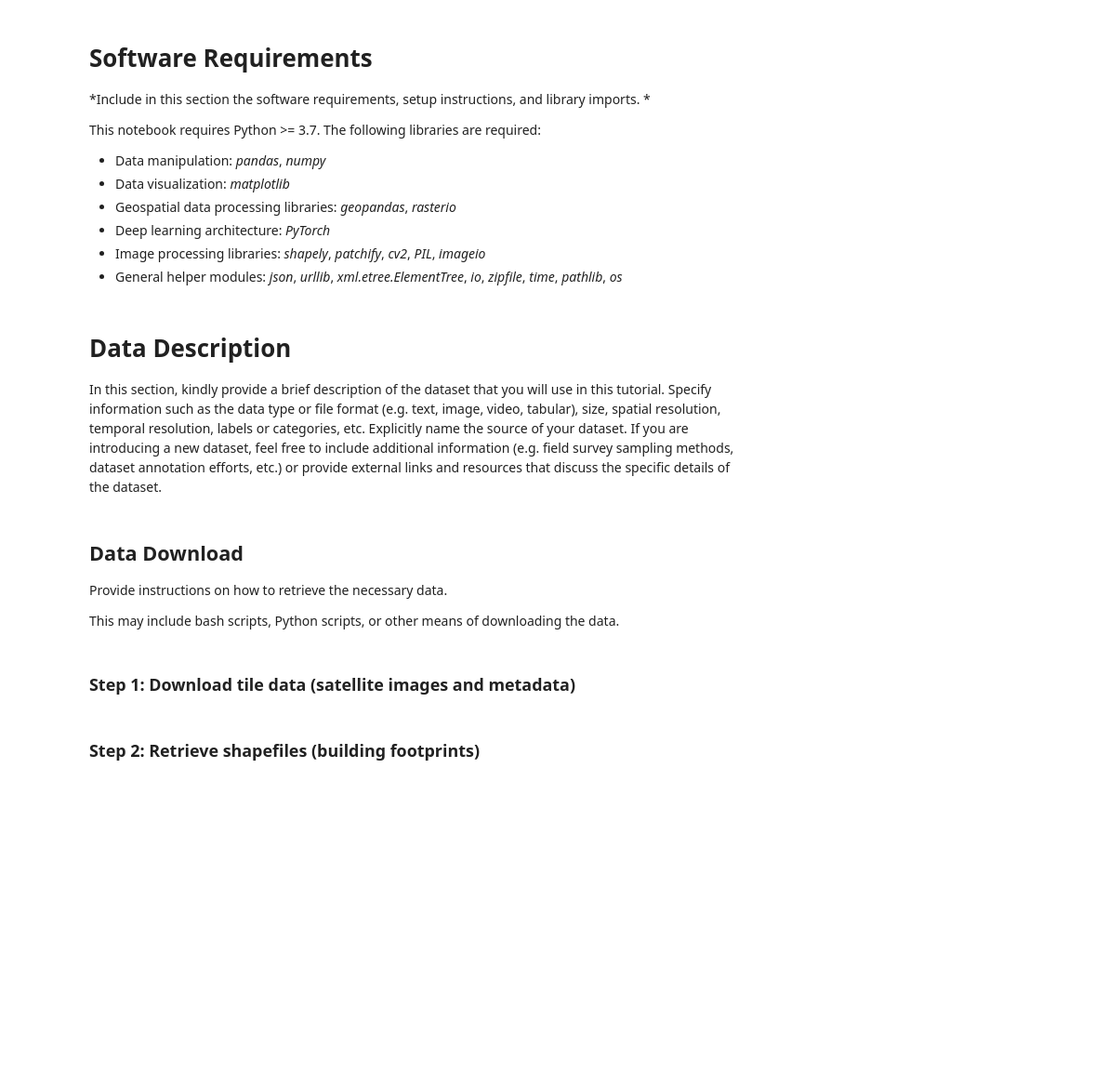
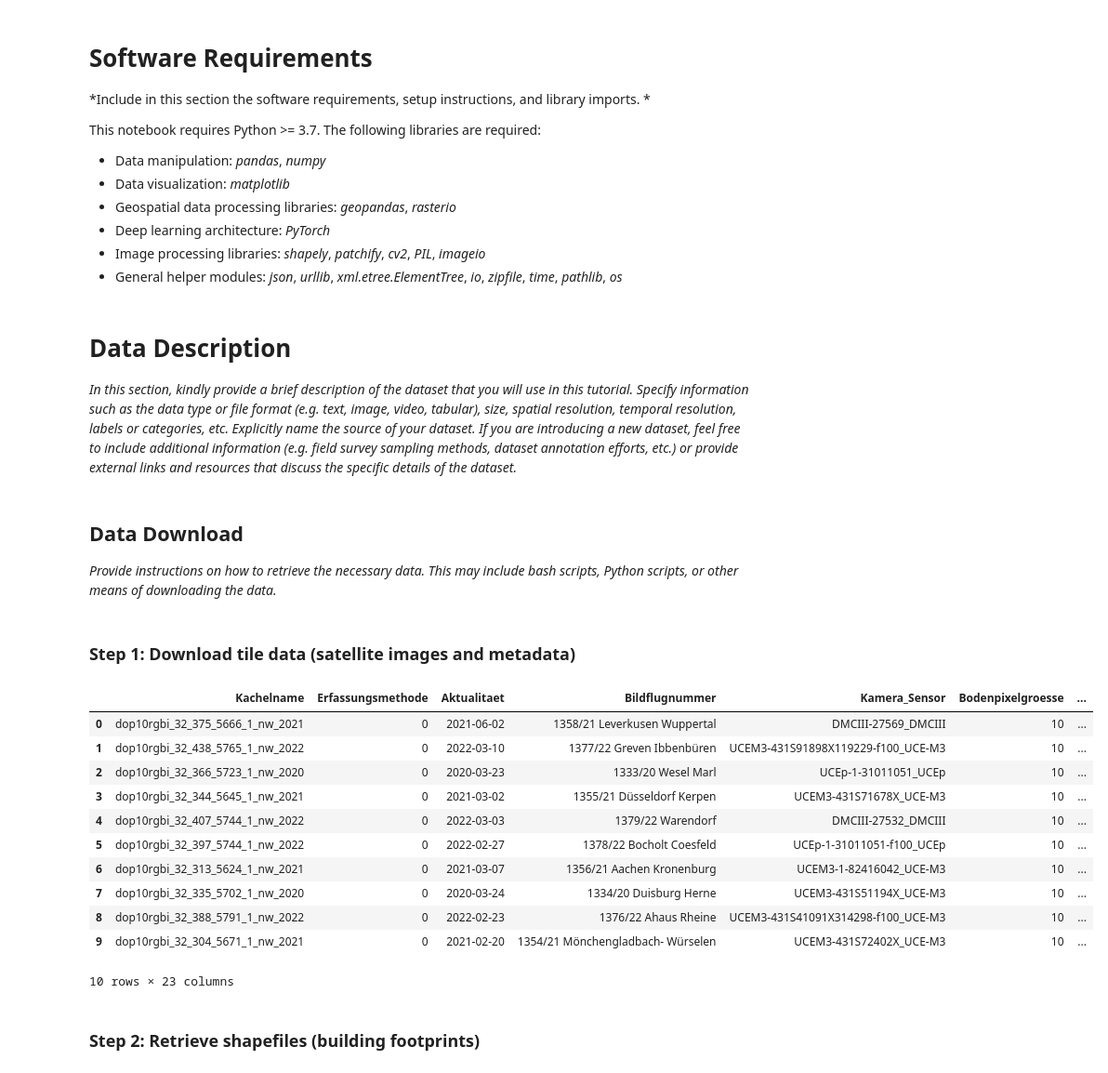
Before and after one commit to GabZech/building-segmentation-tutorial, a Jupyter notebook: DL_tutorial_memo_and_overview.ipynb, the cells around one changed output. Shown at 93% size. Saved outputs shown, nothing was run; the diff lists cells and outputs as text; code cells hidden in the pictures; blank space fills up the shorter version.

Commit message:
Merged code from src / online pipeline script

```diff
--- a/DL_tutorial_memo_and_overview.ipynb
+++ b/DL_tutorial_memo_and_overview.ipynb
@@ -251,9 +251,7 @@ rs = 42
 <a name="data-description"></a>
 # Data Description
 
-In this section, kindly provide a brief description of the dataset that you will use in this tutorial. Specify information such as the data type or file format (e.g. text, image, video, tabular), size, spatial resolution, temporal resolution, labels or categories, etc. Explicitly name the source of your dataset. If you are introducing a new dataset, feel free to include additional information (e.g. field survey sampling methods, dataset annotation efforts, etc.) or provide external links and resources that discuss the specific details of the dataset.
+*In this section, kindly provide a brief description of the dataset that you will use in this tutorial. Specify information such as the data type or file format (e.g. text, image, video, tabular), size, spatial resolution, temporal resolution, labels or categories, etc. Explicitly name the source of your dataset. If you are introducing a new dataset, feel free to include additional information (e.g. field survey sampling methods, dataset annotation efforts, etc.) or provide external links and resources that discuss the specific details of the dataset.*
 # %% [markdown]
 ## Data Download
-Provide instructions on how to retrieve the necessary data.
-
-This may include bash scripts, Python scripts, or other means of downloading the data.
+*Provide instructions on how to retrieve the necessary data. This may include bash scripts, Python scripts, or other means of downloading the data.*
@@ -263,4 +258,29 @@ This may include bash scripts, Python scripts, or other means of downloading the
 # %% [markdown]
 ### Step 1: Download tile data (satellite images and metadata)
+# %%
+url_metadata = "https://www.opengeodata.nrw.de/produkte/geobasis/lusat/dop/dop_jp2_f10/dop_meta.zip"
+trgt_filename = 'dop_nw.csv'
+
+response = urllib.request.urlopen(url_metadata)
+zipfile = ZipFile(BytesIO(response.read()))
+
+metadata = pd.read_csv(zipfile.open(trgt_filename),
+                       sep=';',
+                       skiprows=5) # skip first 5 rows with irrelevant metadata
+
+metadata.head(10)
+# %% [output]
+|  | Kachelname | Erfassungsmethode | Aktualitaet | Bildflugnummer | Kamera_Sensor | Bodenpixelgroesse | ... |
+| 0 | dop10rgbi_32_375_5666_1_nw_2021 | 0 | 2021-06-02 | 1358/21 Leverkusen Wuppertal | DMCIII-27569_DMCIII | 10 | ... |
+| 1 | dop10rgbi_32_438_5765_1_nw_2022 | 0 | 2022-03-10 | 1377/22 Greven Ibbenbüren | UCEM3-431S91898X119229-f100_UCE-M3 | 10 | ... |
+| 2 | dop10rgbi_32_366_5723_1_nw_2020 | 0 | 2020-03-23 | 1333/20 Wesel Marl | UCEp-1-31011051_UCEp | 10 | ... |
+| 3 | dop10rgbi_32_344_5645_1_nw_2021 | 0 | 2021-03-02 | 1355/21 Düsseldorf Kerpen | UCEM3-431S71678X_UCE-M3 | 10 | ... |
+| 4 | dop10rgbi_32_407_5744_1_nw_2022 | 0 | 2022-03-03 | 1379/22 Warendorf | DMCIII-27532_DMCIII | 10 | ... |
+| 5 | dop10rgbi_32_397_5744_1_nw_2022 | 0 | 2022-02-27 | 1378/22 Bocholt Coesfeld | UCEp-1-31011051-f100_UCEp | 10 | ... |
+| 6 | dop10rgbi_32_313_5624_1_nw_2021 | 0 | 2021-03-07 | 1356/21 Aachen Kronenburg | UCEM3-1-82416042_UCE-M3 | 10 | ... |
+| 7 | dop10rgbi_32_335_5702_1_nw_2020 | 0 | 2020-03-24 | 1334/20 Duisburg Herne | UCEM3-431S51194X_UCE-M3 | 10 | ... |
+| 8 | dop10rgbi_32_388_5791_1_nw_2022 | 0 | 2022-02-23 | 1376/22 Ahaus Rheine | UCEM3-431S41091X314298-f100_UCE-M3 | 10 | ... |
+| 9 | dop10rgbi_32_304_5671_1_nw_2021 | 0 | 2021-02-20 | 1354/21 Mönchengladbach- Würselen | UCEM3-431S72402X_UCE-M3 | 10 | ... |
+10 rows × 23 columns
 # %% [markdown]
 ### Step 2: Retrieve shapefiles (building footprints)
```
Also changed, not shown: parts of 14 cells of this notebook.
